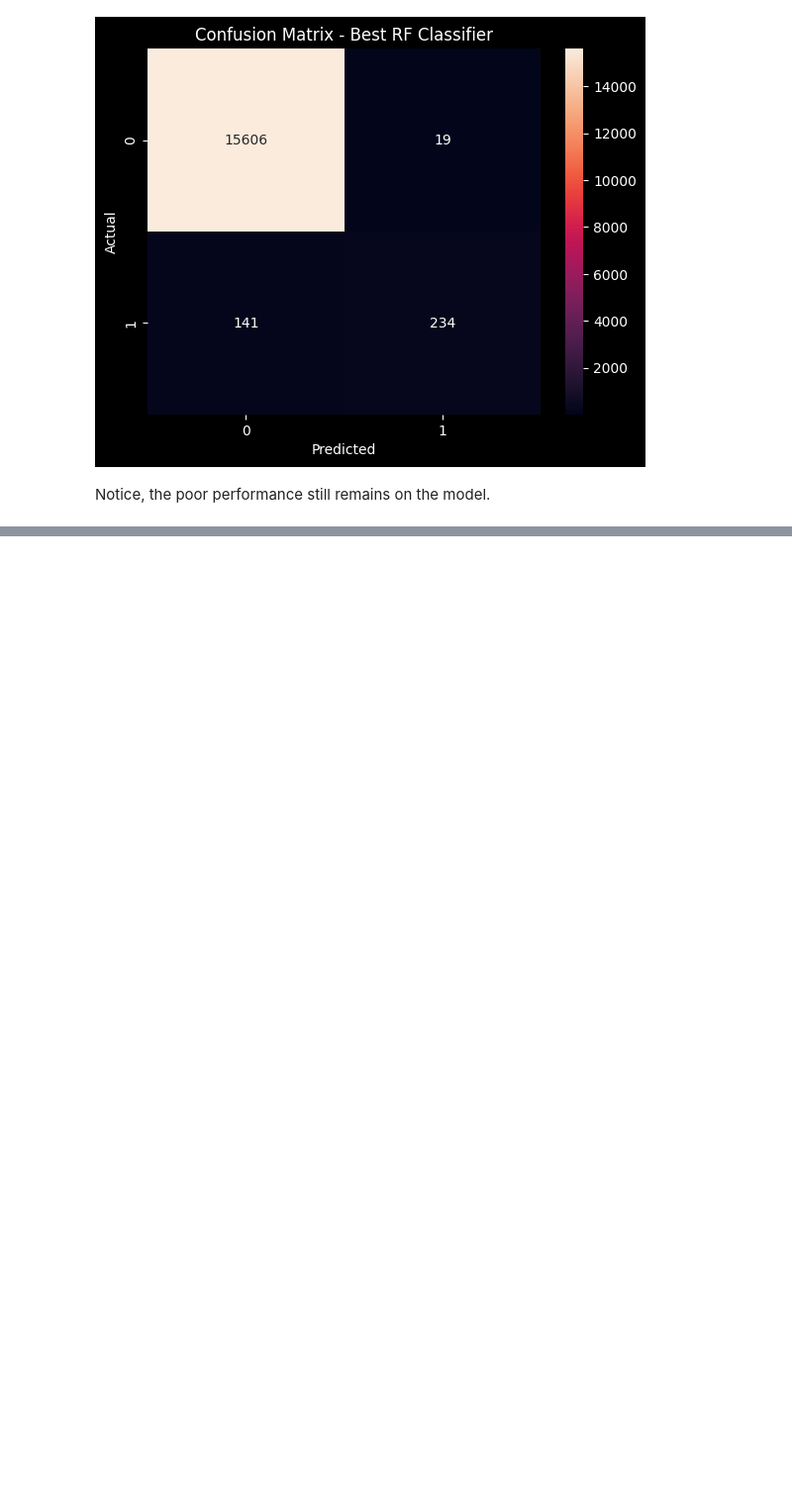
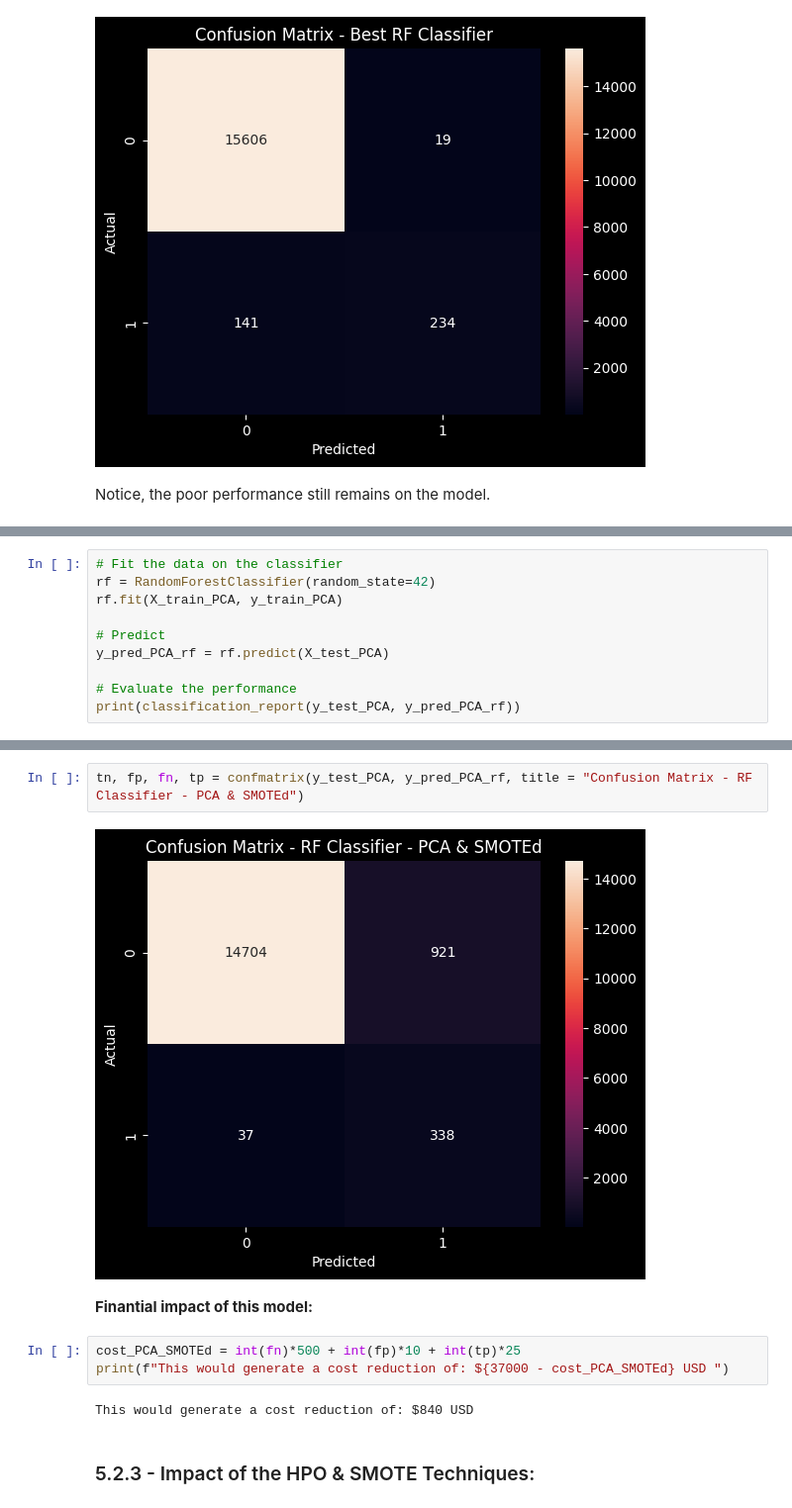
Before and after one commit to michelhilg/truck-maintenance-planning-ML, a Jupyter notebook: notebooks/05_Model_Training.ipynb, the cells around one changed output, grey strips where cells are left out. Shown at 99% size. Saved outputs shown, nothing was run; the diff lists cells and outputs as text; blank space fills up the shorter version.

```diff
--- a/notebooks/05_Model_Training.ipynb
+++ b/notebooks/05_Model_Training.ipynb
@@ -220,0 +307,10 @@ Now, in the second part of this notebook, we will apply the models after perform
+# %%
+# Fit the data on the classifier
+rf = RandomForestClassifier(random_state=42)
+rf.fit(X_train_PCA, y_train_PCA)
+
+# Predict
+y_pred_PCA_rf = rf.predict(X_test_PCA)
+
+# Evaluate the performance
+print(classification_report(y_test_PCA, y_pred_PCA_rf))
@@ -220,0 +326,13 @@ Now, in the second part of this notebook, we will apply the models after perform
+# %%
+tn, fp, fn, tp = confmatrix(y_test_PCA, y_pred_PCA_rf, title = "Confusion Matrix - RF Classifier - PCA & SMOTEd")
+# %% [output]
+[figure, added]
+# %% [markdown]
+**Finantial impact of this model:**
+# %%
+cost_PCA_SMOTEd = int(fn)*500 + int(fp)*10 + int(tp)*25
+print(f"This would generate a cost reduction of: ${37000 - cost_PCA_SMOTEd} USD ")
+# %% [output]
+This would generate a cost reduction of: $840 USD
+# %% [markdown]
+### 5.2.3 - Impact of the HPO & SMOTE Techniques:
```
Also changed, not shown: parts of 21 cells of this notebook, 2 other files.
